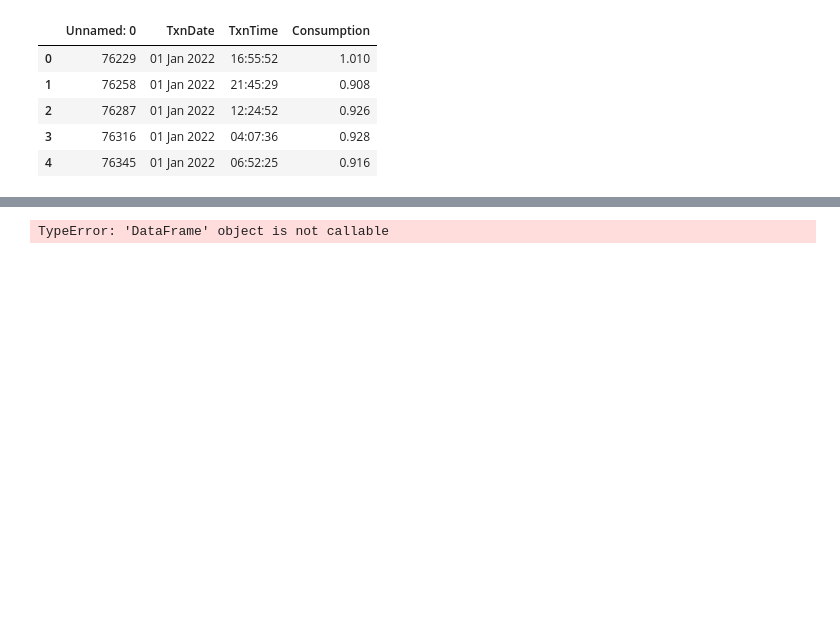
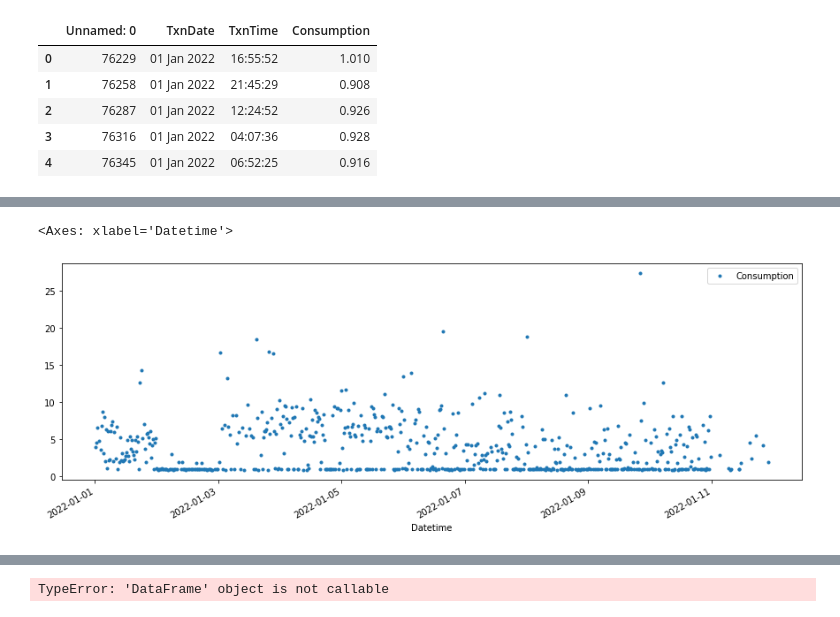
Before and after one commit to imeshGu/SmartLectureRoom, a Jupyter notebook: TimeSeries/ProcessingModel.ipynb, the cells around one changed output, grey strips where cells are left out. Cells and saved outputs as stored; diff of their text form; code cells hidden in the pictures; blank space fills up the shorter version.

```diff
--- a/TimeSeries/ProcessingModel.ipynb
+++ b/TimeSeries/ProcessingModel.ipynb
@@ -5,7 +5,9 @@ import matplotlib.pyplot as plot
 import seaborn as sns
 # %%
 df1 = pd.read_csv('archive/KwhConsumptionBlower78_1.csv')
-df1 = df1.set_index()
+df2 = pd.read_csv('archive/KwhConsumptionBlower78_2.csv')
+df3 = pd.read_csv('archive/KwhConsumptionBlower78_3.csv')
+#df1 = df1.set_index()
 # %%
 df1.head()
 # %% [output]
@@ -17,3 +19,5 @@ df1.head()
 | 4 | 76345 | 01 Jan 2022 | 06:52:25 | 0.916 |
 # %%
 df1['Datetime'] = pd.to_datetime(df1['TxnDate']+ ' ' + df1['TxnTime'])
+df2['Datetime'] = pd.to_datetime(df1['TxnDate']+ ' ' + df1['TxnTime'])
+df3['Datetime'] = pd.to_datetime(df1['TxnDate']+ ' ' + df1['TxnTime'])
@@ -19,0 +59,12 @@ df1['Datetime'] = pd.to_datetime(df1['TxnDate']+ ' ' + df1['TxnTime'])
+# %%
+df1 = df1[['Consumption','Datetime']]
+df1 = df1.set_index('Datetime')
+df2 = df2[['Consumption','Datetime']]
+df2 = df2.set_index('Datetime')
+df3 = df3[['Consumption','Datetime']]
+df3 = df3.set_index('Datetime')
+# %%
+df2.plot(style='.',figsize=(15,5))
+# %% [output]
+<Axes: xlabel='Datetime'>
+[figure, added]
```
Also changed, not shown: parts of 20 cells of this notebook, 2 other files.
